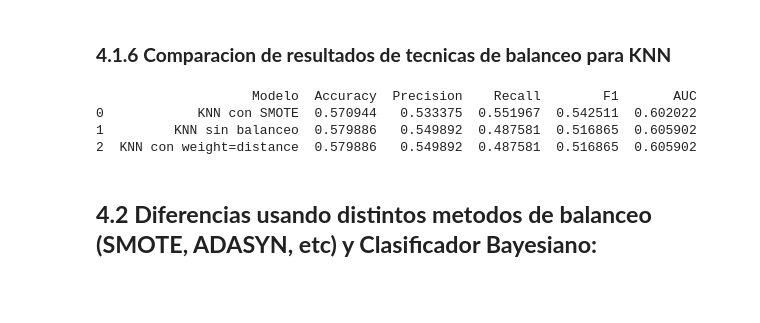
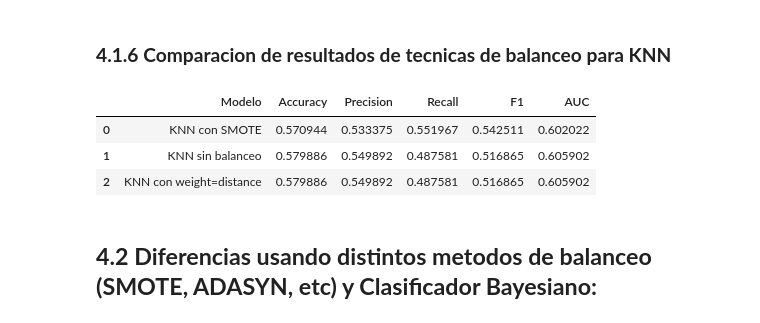
Before and after one commit to juantellas/PF_GestHospitalClasificacion_Entrega3, a Jupyter notebook: 4_tecnicasbalanceo/4_tecnicasbalanceo.ipynb, the cells around one changed output. Drawn from its saved outputs; the diff is of its cells as text; code cells hidden in the pictures; blank space fills up the shorter version.

```diff
--- a/4_tecnicasbalanceo/4_tecnicasbalanceo.ipynb
+++ b/4_tecnicasbalanceo/4_tecnicasbalanceo.ipynb
@@ -317,14 +317,16 @@ tabla_resultados = pd.DataFrame([
 # %%
 # Ordenar por Recall descendente
 df_ordenado = tabla_resultados.sort_values(by="Recall", ascending=False).reset_index(drop=True)
 
 # Mostrar tabla ordenada
-print(df_ordenado)
+#print(df_ordenado)
+
+display(df_ordenado.sort_values(by="Recall", ascending=False))
 # %% [output]
-                    Modelo  Accuracy  Precision    Recall        F1       AUC
-0            KNN con SMOTE  0.570944   0.533375  0.551967  0.542511  0.602022
-1         KNN sin balanceo  0.579886   0.549892  0.487581  0.516865  0.605902
-2  KNN con weight=distance  0.579886   0.549892  0.487581  0.516865  0.605902
+|  | Modelo | Accuracy | Precision | Recall | F1 | AUC |
+| 0 | KNN con SMOTE | 0.570944 | 0.533375 | 0.551967 | 0.542511 | 0.602022 |
+| 1 | KNN sin balanceo | 0.579886 | 0.549892 | 0.487581 | 0.516865 | 0.605902 |
+| 2 | KNN con weight=distance | 0.579886 | 0.549892 | 0.487581 | 0.516865 | 0.605902 |
 # %% [markdown]
 ## **4.2 Diferencias usando distintos metodos de balanceo (SMOTE, ADASYN, etc) y Clasificador Bayesiano:**
 # %% [markdown]
```
Also changed, not shown: parts of 11 cells of this notebook.
